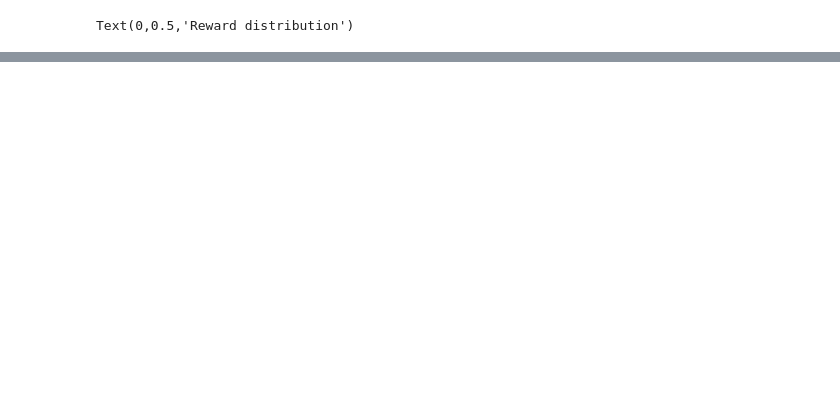
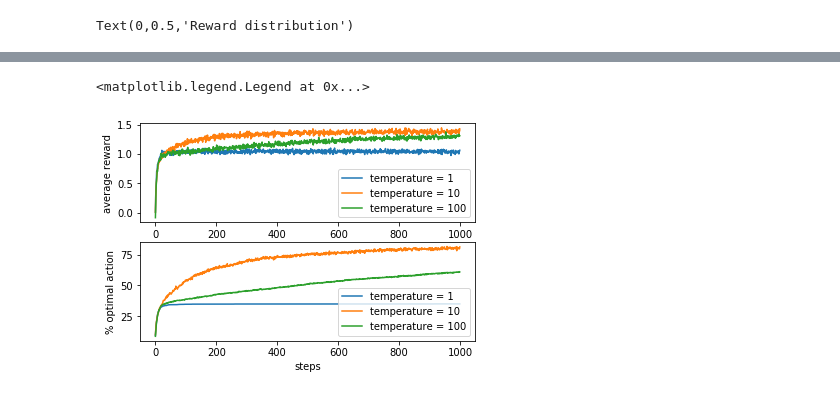
Before and after one commit to amirhossein-hkh/sutton_rl_practice, a Jupyter notebook: Chapter 2.ipynb, the cells around one changed output, grey strips where cells are left out. Saved outputs shown, nothing was run; the diff lists cells and outputs as text; code cells hidden in the pictures; blank space fills up the shorter version.

Commit message:
add softmax

```diff
--- a/Chapter 2.ipynb
+++ b/Chapter 2.ipynb
@@ -150,0 +160,60 @@ plt.legend()
+# %%
+def chose_action_softmax(temperature):
+    global k
+    global q_estimation
+
+    sum_of_values = np.sum(np.exp(q_estimation / temperature))
+    probs = np.exp(q_estimation / temperature) / sum_of_values
+
+    return np.argmax(probs)
+
+def simulate_softmax(runs, time_steps, temperatures):
+    global k
+    global q_true_value
+    global actions_count
+    global q_estimation
+
+    best_action_counts = np.zeros((len(temperatures), runs, time_steps))
+    rewards = np.zeros((len(temperatures), runs, time_steps))
+
+    for i, temp in enumerate(temperatures):
+        for r in range(runs):
+            q_true_value = np.random.randn(k)
+            q_estimation = np.zeros(k)
+            actions_count = np.zeros(k)
+            for t in range(time_steps):
+                action = chose_action_softmax(temp)
+                reward = step_epsilon_greedy(action) ## the same step function
+                rewards[i, r, t] = reward
+                if action == np.argmax(q_true_value):
+                    # it was the best action
+                    best_action_counts[i, r, t] = 1
+
+    # mean of all rewards and best action of all runs count in a particular time step and for a specific epsiolon
+    best_action_counts = best_action_counts.mean(axis=1)
+    rewards = rewards.mean(axis=1)
+    return best_action_counts, rewards
+
+temperatures = [1, 10, 100]
+
+best_action_counts, rewards = simulate_epsilon_greedy(2000, 1000, epsilons)
+
+%matplotlib inline
+plt.figure()
+
+plt.subplot(2, 1, 1)
+for temp, rewards in zip(temperatures, rewards):
+    plt.plot(rewards, label='temperature = %d' % (temp))
+plt.xlabel('steps')
+plt.ylabel('average reward')
+plt.legend()
+
+plt.subplot(2, 1, 2)
+for temp, counts in zip(temperatures, best_action_counts):
+    plt.plot(counts*100, label='temperature = %d' % (temp))
+plt.xlabel('steps')
+plt.ylabel('% optimal action')
+plt.legend()
+# %% [output]
+<matplotlib.legend.Legend at 0x...>
+[figure, added]
```
Also changed, not shown: parts of 2 cells of this notebook.
